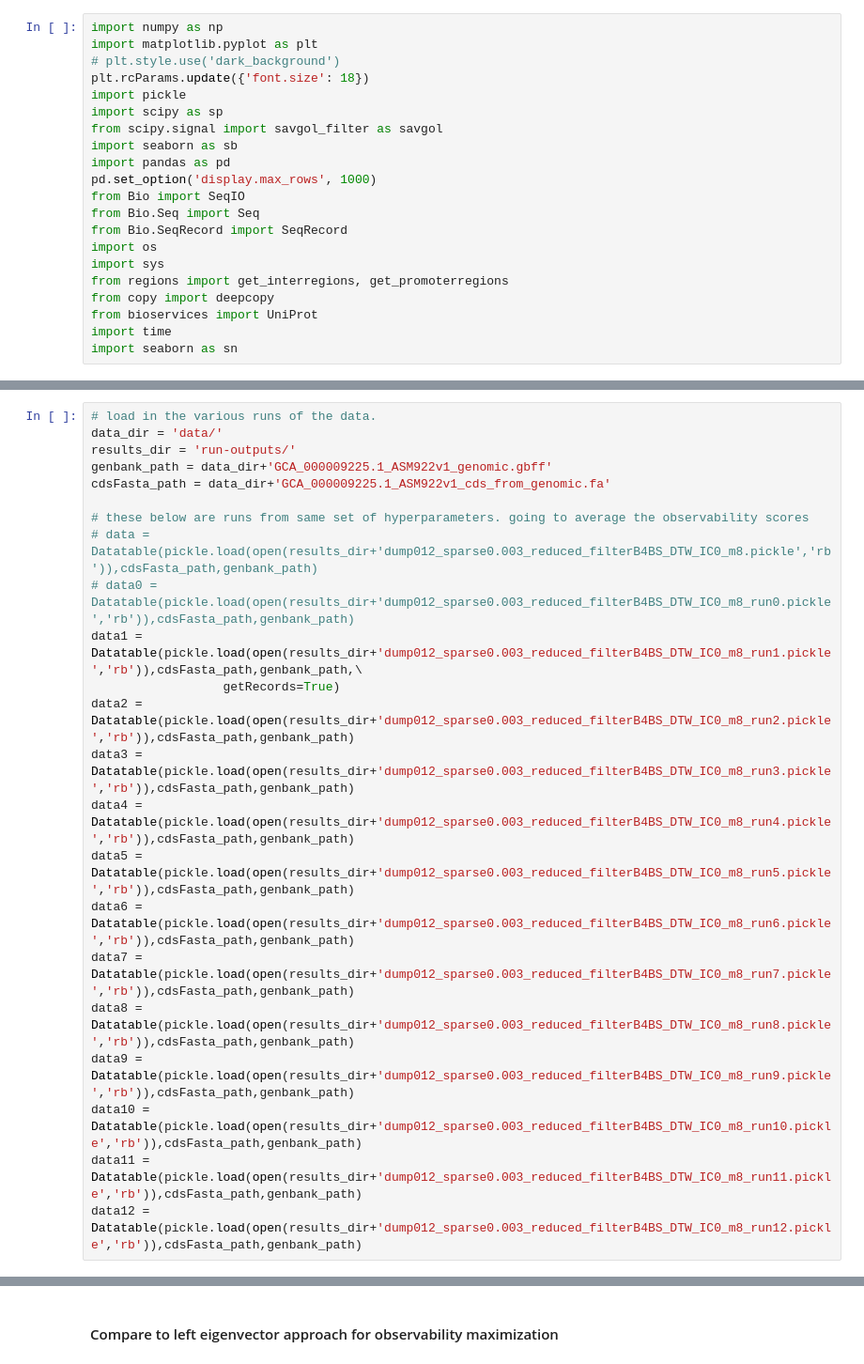
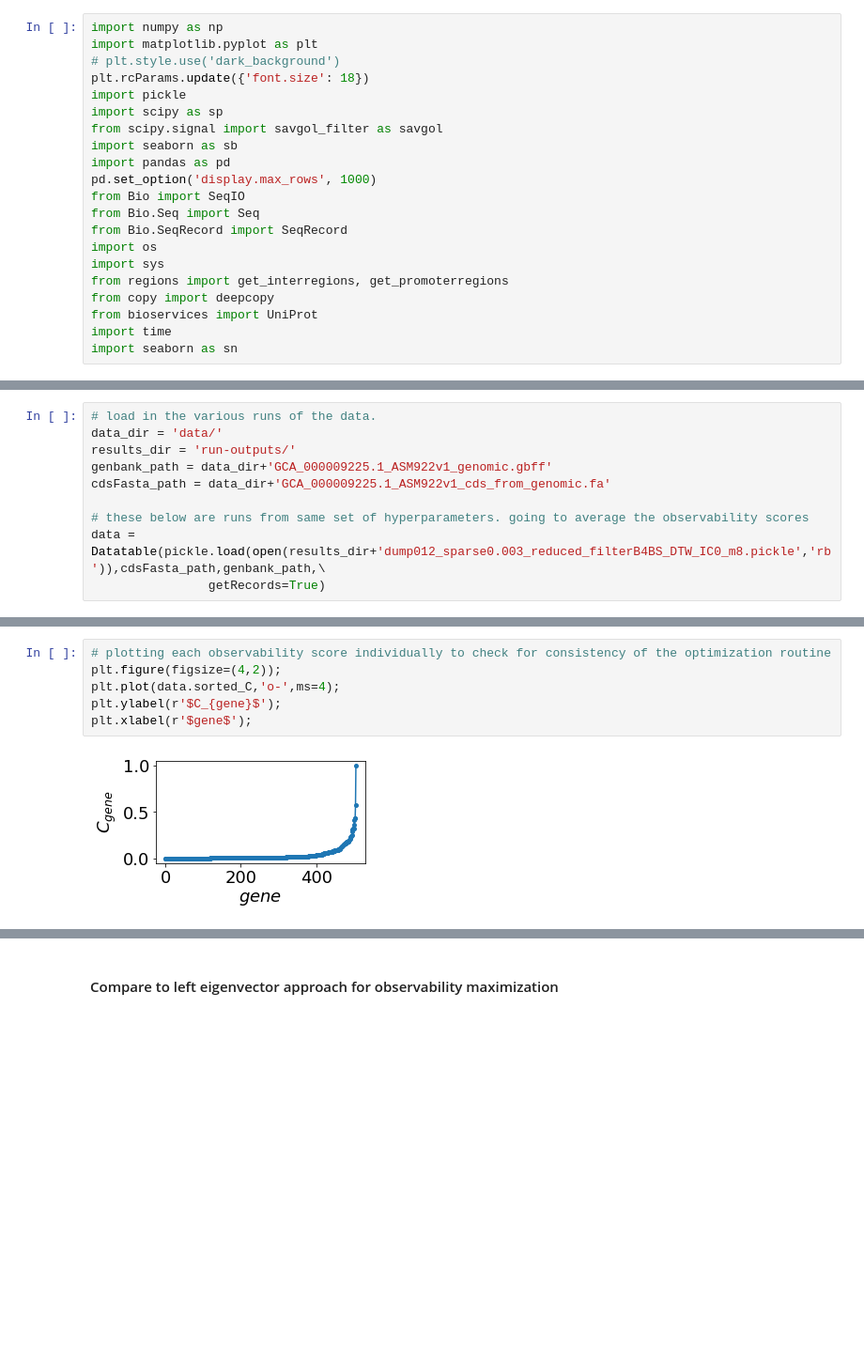
Before and after one commit to AqibHasnain/optimal_sensors, a Jupyter notebook: postprocessing.ipynb, the cells around one changed output, grey strips where cells are left out. Shown: that part at 94% size. Saved outputs shown, nothing was run; the diff lists cells and outputs as text; blank space fills up the shorter version.

Commit message:
server prep no ribo genes

```diff
--- a/postprocessing.ipynb
+++ b/postprocessing.ipynb
@@ -101,29 +92,16 @@ class Datatable:
             self.sorted_locus_tags = [self.locus_tags[i] for i in self.sorted_inds]
             self.sorted_proteins = [self.proteins[i] for i in self.sorted_inds]
             self.sorted_locations = [self.locations[i] for i in self.sorted_inds]
-# %%
-# load in the various runs of the data.
-data_dir = 'data/'
-results_dir = 'run-outputs/'
-genbank_path = data_dir+'GCA_000009225.1_ASM922v1_genomic.gbff'
-cdsFasta_path = data_dir+'GCA_000009225.1_ASM922v1_cds_from_genomic.fa'
-
-# these below are runs from same set of hyperparameters. going to average the observability scores
-# data = Datatable(pickle.load(open(results_dir+'dump012_sparse0.003_reduced_filterB4BS_DTW_IC0_m8.pickle','rb')),cdsFasta_path,genbank_path)
-# data0 = Datatable(pickle.load(open(results_dir+'dump012_sparse0.003_reduced_filterB4BS_DTW_IC0_m8_run0.pickle','rb')),cdsFasta_path,genbank_path)
-data1 = Datatable(pickle.load(open(results_dir+'dump012_sparse0.003_reduced_filterB4BS_DTW_IC0_m8_run1.pickle','rb')),cdsFasta_path,genbank_path,\
-                  getRecords=True)
-data2 = Datatable(pickle.load(open(results_dir+'dump012_sparse0.003_reduced_filterB4BS_DTW_IC0_m8_run2.pickle','rb')),cdsFasta_path,genbank_path)
-data3 = Datatable(pickle.load(open(results_dir+'dump012_sparse0.003_reduced_filterB4BS_DTW_IC0_m8_run3.pickle','rb')),cdsFasta_path,genbank_path)
-data4 = Datatable(pickle.load(open(results_dir+'dump012_sparse0.003_reduced_filterB4BS_DTW_IC0_m8_run4.pickle','rb')),cdsFasta_path,genbank_path)
-data5 = Datatable(pickle.load(open(results_dir+'dump012_sparse0.003_reduced_filterB4BS_DTW_IC0_m8_run5.pickle','rb')),cdsFasta_path,genbank_path)
-data6 = Datatable(pickle.load(open(results_dir+'dump012_sparse0.003_reduced_filterB4BS_DTW_IC0_m8_run6.pickle','rb')),cdsFasta_path,genbank_path)
-data7 = Datatable(pickle.load(open(results_dir+'dump012_sparse0.003_reduced_filterB4BS_DTW_IC0_m8_run7.pickle','rb')),cdsFasta_path,genbank_path)
-data8 = Datatable(pickle.load(open(results_dir+'dump012_sparse0.003_reduced_filterB4BS_DTW_IC0_m8_run8.pickle','rb')),cdsFasta_path,genbank_path)
-data9 = Datatable(pickle.load(open(results_dir+'dump012_sparse0.003_reduced_filterB4BS_DTW_IC0_m8_run9.pickle','rb')),cdsFasta_path,genbank_path)
-data10 = Datatable(pickle.load(open(results_dir+'dump012_sparse0.003_reduced_filterB4BS_DTW_IC0_m8_run10.pickle','rb')),cdsFasta_path,genbank_path)
-data11 = Datatable(pickle.load(open(results_dir+'dump012_sparse0.003_reduced_filterB4BS_DTW_IC0_m8_run11.pickle','rb')),cdsFasta_path,genbank_path)
-data12 = Datatable(pickle.load(open(results_dir+'dump012_sparse0.003_reduced_filterB4BS_DTW_IC0_m8_run12.pickle','rb')),cdsFasta_path,genbank_path)
+# %%
+# load in the various runs of the data.
+data_dir = 'data/'
+results_dir = 'run-outputs/'
+genbank_path = data_dir+'GCA_000009225.1_ASM922v1_genomic.gbff'
+cdsFasta_path = data_dir+'GCA_000009225.1_ASM922v1_cds_from_genomic.fa'
+
+# these below are runs from same set of hyperparameters. going to average the observability scores
+data = Datatable(pickle.load(open(results_dir+'dump012_sparse0.003_reduced_filterB4BS_DTW_IC0_m8.pickle','rb')),cdsFasta_path,genbank_path,\
+                getRecords=True)
 # %%
 def plot_gene_traces(data,k,start='0',pltdim=(10,10),savedir='figures/',savefig=False,showfig=False):
     '''data is a Datatable object. k is the number of genes to plot and
@@ -202 +163,9 @@ plt.xlabel(r'$gene$');
+# %%
+# plotting each observability score individually to check for consistency of the optimization routine
+plt.figure(figsize=(4,2));
+plt.plot(data.sorted_C,'o-',ms=4);
+plt.ylabel(r'$C_{gene}$');
+plt.xlabel(r'$gene$');
+# %% [output]
+[figure, added]
 # %%
```
Also changed, not shown: parts of 10 cells of this notebook, 22 other files.
